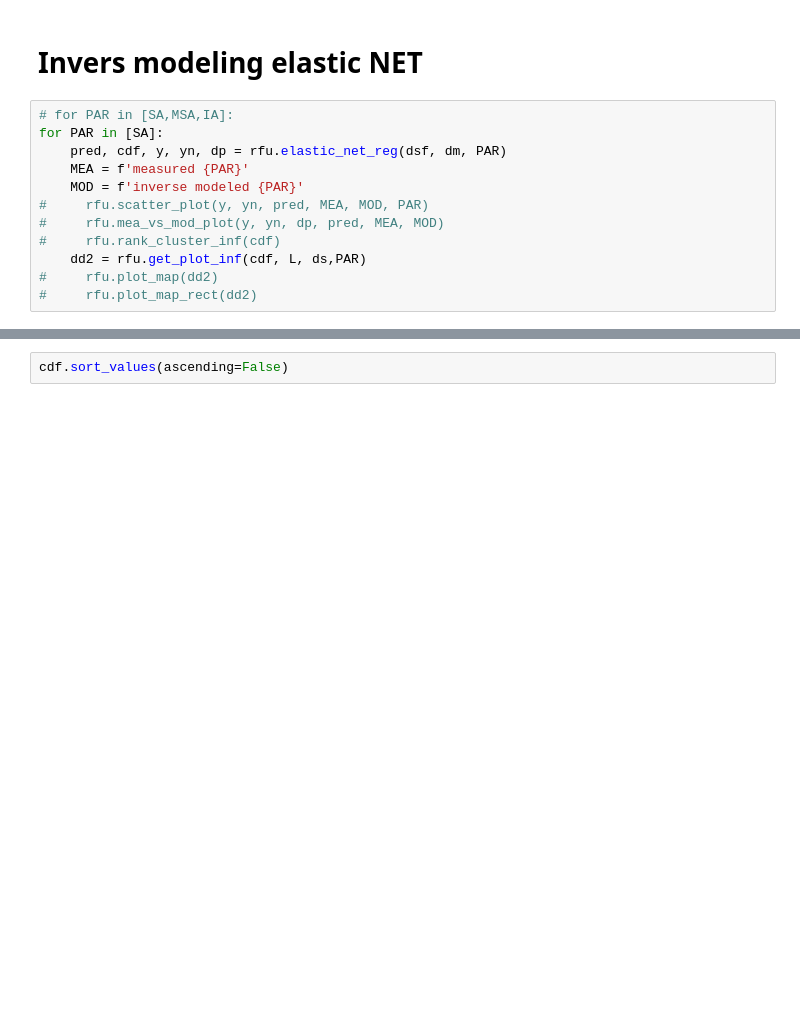
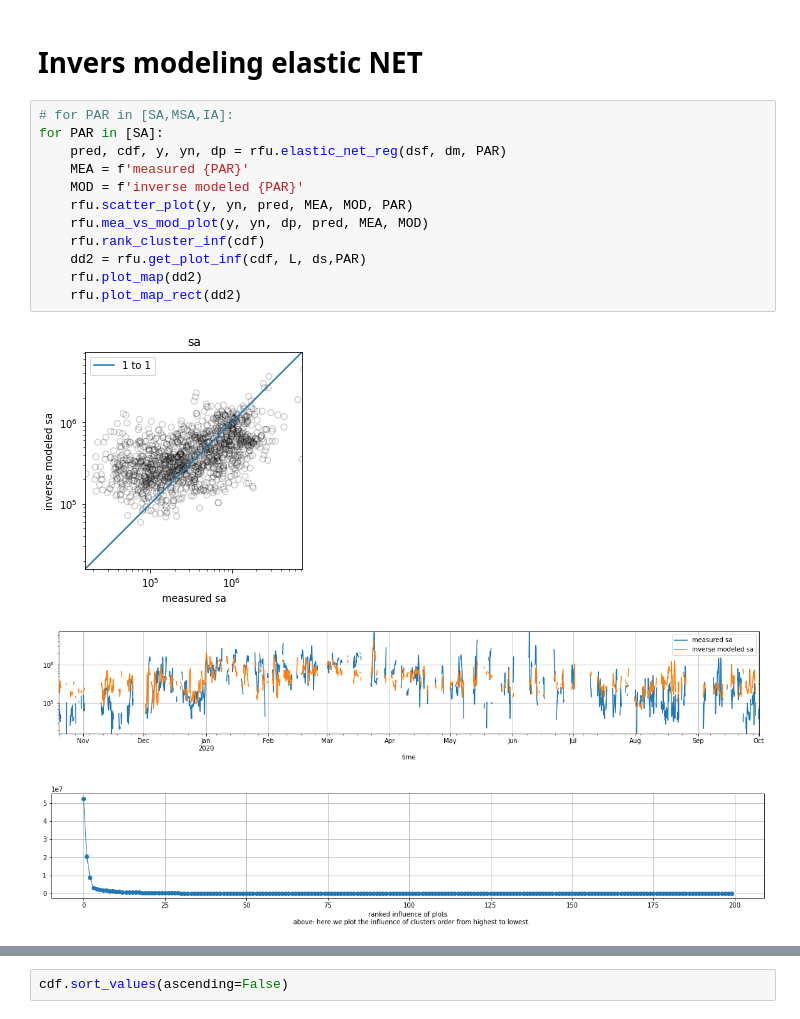
Before and after one commit to daliagachc/flexpart-mosaic, a Jupyter notebook: nb/z030_inverse_modeling_time_series.ipynb, the cells around one changed output, grey strips where cells are left out. Drawn from its saved outputs; the diff is of its cells as text; blank space fills up the shorter version.

```diff
--- a/nb/z030_inverse_modeling_time_series.ipynb
+++ b/nb/z030_inverse_modeling_time_series.ipynb
@@ -119,12 +119,16 @@ dm = pd.merge(df2, dsf, left_index=True, right_index=True, how='inner', validate
 # %%
 # for PAR in [SA,MSA,IA]:
 for PAR in [SA]:
     pred, cdf, y, yn, dp = rfu.elastic_net_reg(dsf, dm, PAR)
     MEA = f'measured {PAR}'
     MOD = f'inverse modeled {PAR}'
-#     rfu.scatter_plot(y, yn, pred, MEA, MOD, PAR)
-#     rfu.mea_vs_mod_plot(y, yn, dp, pred, MEA, MOD)
-#     rfu.rank_cluster_inf(cdf)
+    rfu.scatter_plot(y, yn, pred, MEA, MOD, PAR)
+    rfu.mea_vs_mod_plot(y, yn, dp, pred, MEA, MOD)
+    rfu.rank_cluster_inf(cdf)
     dd2 = rfu.get_plot_inf(cdf, L, ds,PAR)
-#     rfu.plot_map(dd2)
-#     rfu.plot_map_rect(dd2)
+    rfu.plot_map(dd2)
+    rfu.plot_map_rect(dd2)
+# %% [output]
+[figure, added]
+[figure, added]
+[figure, added]
```
Also changed, not shown: parts of 57 cells of this notebook, 35 other files.
